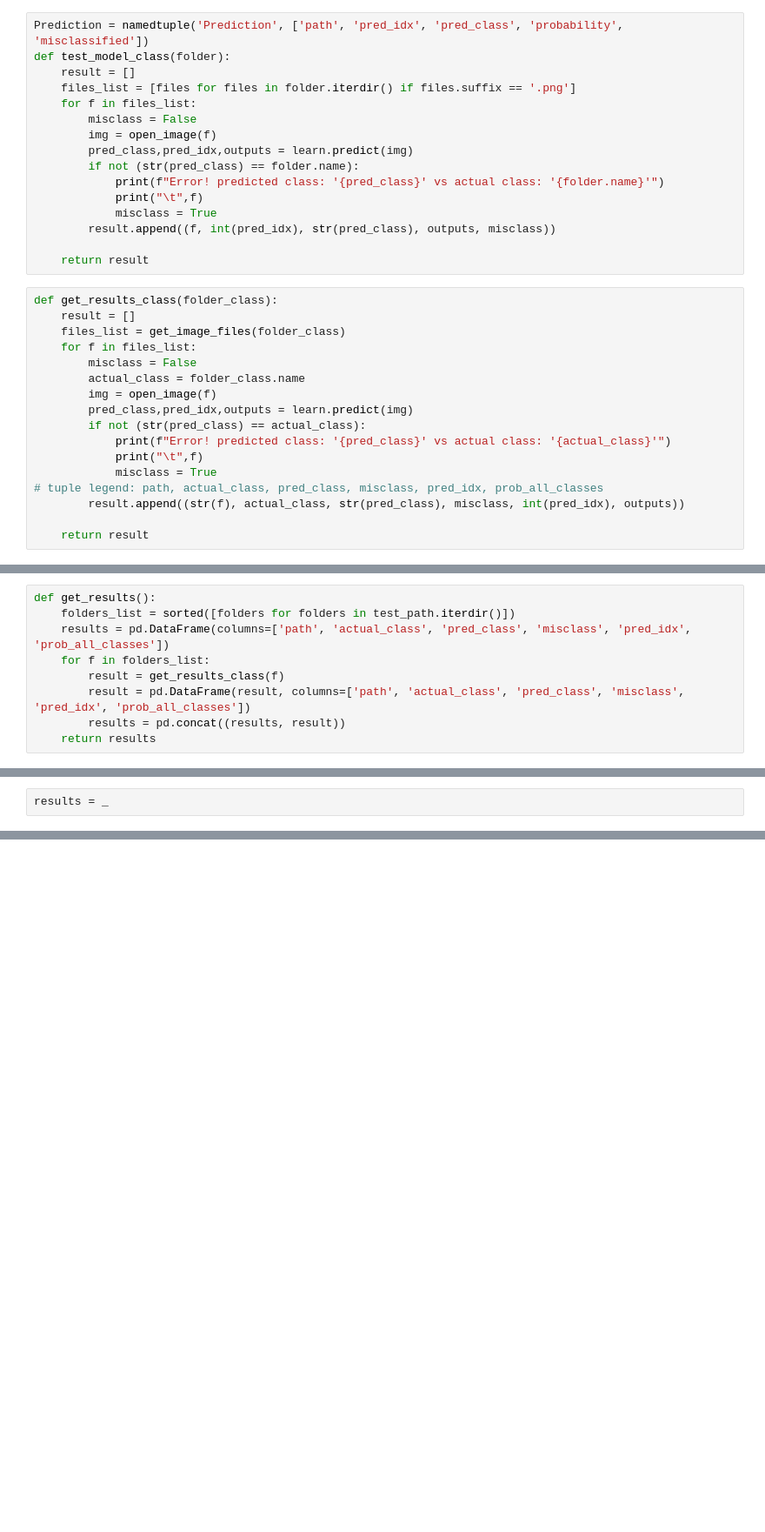
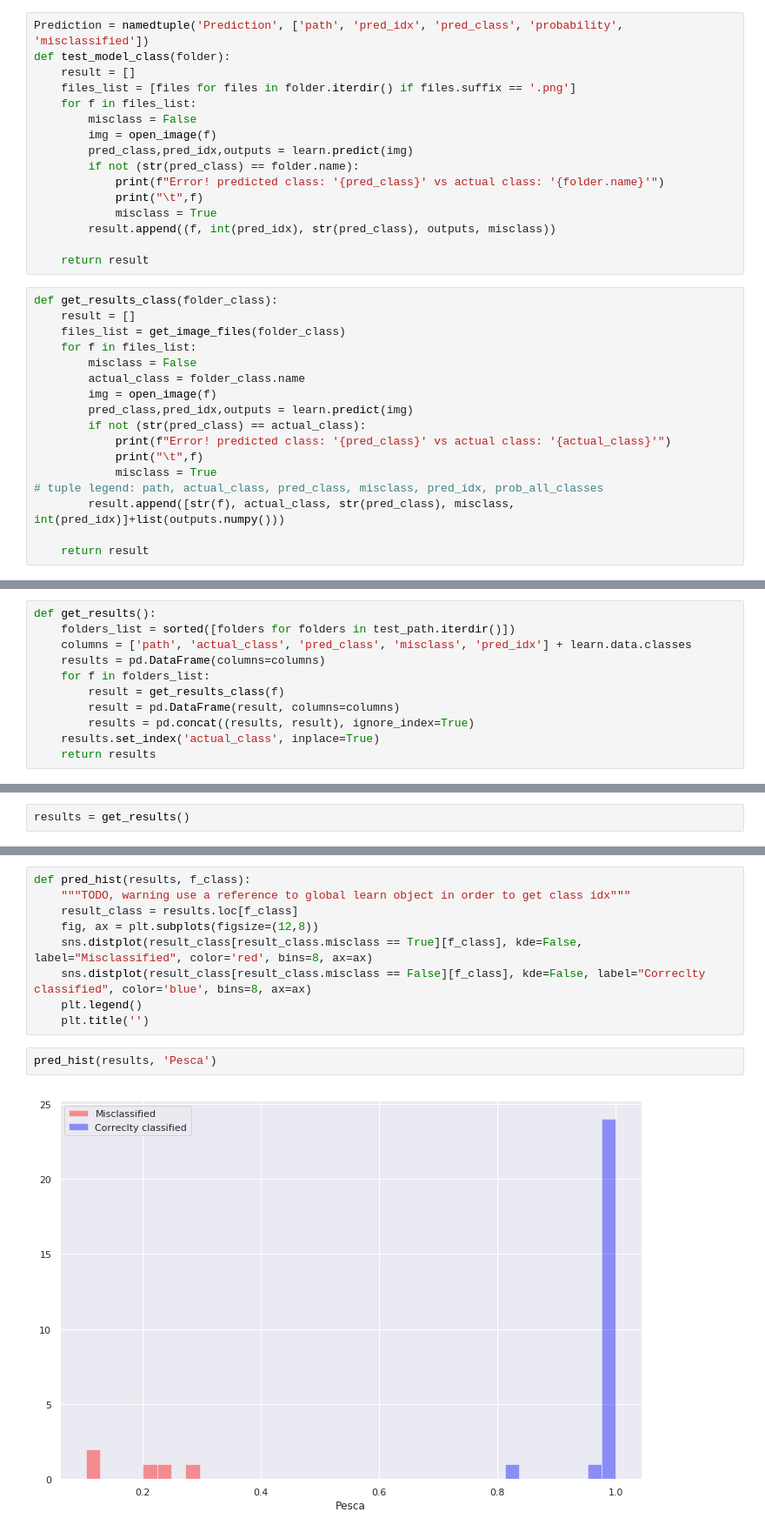
Before and after one commit to mone27/fruit-detection, a Jupyter notebook: classification_results.ipynb, the cells around one changed output, grey strips where cells are left out. Shown: that part at 87% size. Saved outputs shown, nothing was run; the diff lists cells and outputs as text; blank space fills up the shorter version.

```diff
--- a/classification_results.ipynb
+++ b/classification_results.ipynb
@@ -42,7 +47,7 @@ def get_results_class(folder_class):
             print("\t",f)
             misclass = True
 # tuple legend: path, actual_class, pred_class, misclass, pred_idx, prob_all_classes
-        result.append((str(f), actual_class, str(pred_class), misclass, int(pred_idx), outputs))
+        result.append([str(f), actual_class, str(pred_class), misclass, int(pred_idx)]+list(outputs.numpy()))
 
     return result
 # %%
@@ -50,9 +55,11 @@ get_results_class(test_path / 'Albicocca')
 # %%
 def get_results():
     folders_list = sorted([folders for folders in test_path.iterdir()])
-    results = pd.DataFrame(columns=['path', 'actual_class', 'pred_class', 'misclass', 'pred_idx', 'prob_all_classes'])
+    columns = ['path', 'actual_class', 'pred_class', 'misclass', 'pred_idx'] + learn.data.classes
+    results = pd.DataFrame(columns=columns)
     for f in folders_list:
         result = get_results_class(f)
-        result = pd.DataFrame(result, columns=['path', 'actual_class', 'pred_class', 'misclass', 'pred_idx', 'prob_all_classes'])
-        results = pd.concat((results, result))
+        result = pd.DataFrame(result, columns=columns)
+        results = pd.concat((results, result), ignore_index=True)
+    results.set_index('actual_class', inplace=True)
     return results
@@ -90,2 +66,2 @@ Error! predicted class: 'Patata' vs actual class: 'Pesca'
 # %%
-results = _
+results = get_results()
@@ -95,0 +99,13 @@ RuntimeError: bool value of Tensor with more than one value is ambiguous
+# %%
+def pred_hist(results, f_class):
+    """TODO, warning use a reference to global learn object in order to get class idx"""
+    result_class = results.loc[f_class]
+    fig, ax = plt.subplots(figsize=(12,8))
+    sns.distplot(result_class[result_class.misclass == True][f_class], kde=False, label="Misclassified", color='red', bins=8, ax=ax)
+    sns.distplot(result_class[result_class.misclass == False][f_class], kde=False, label="Correclty classified", color='blue', bins=8, ax=ax)
+    plt.legend()
+    plt.title('')
+# %%
+pred_hist(results, 'Pesca')
+# %% [output]
+[figure, added]
```
Also changed, not shown: parts of 11 cells of this notebook, 5 other files.
